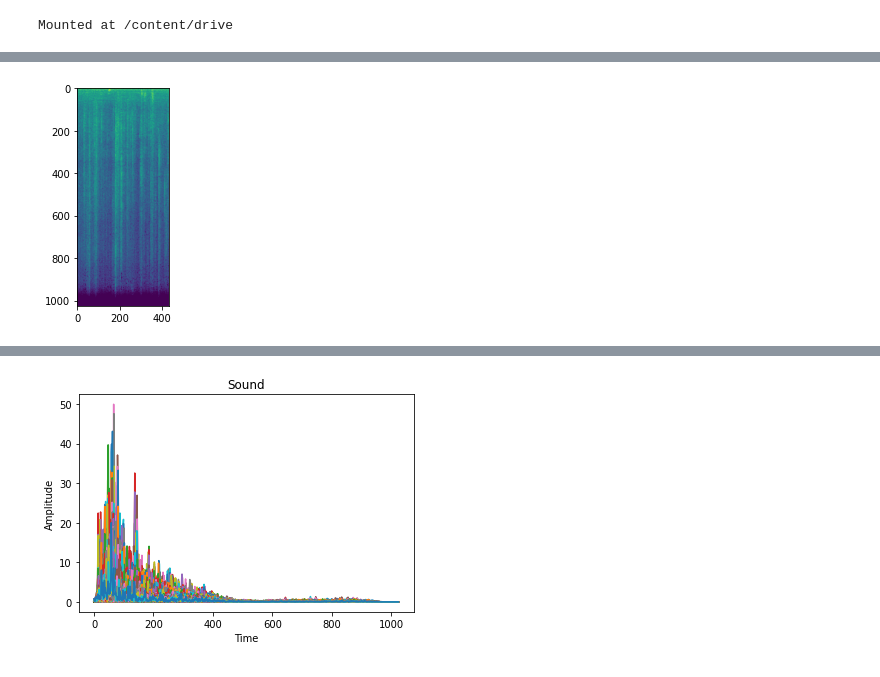
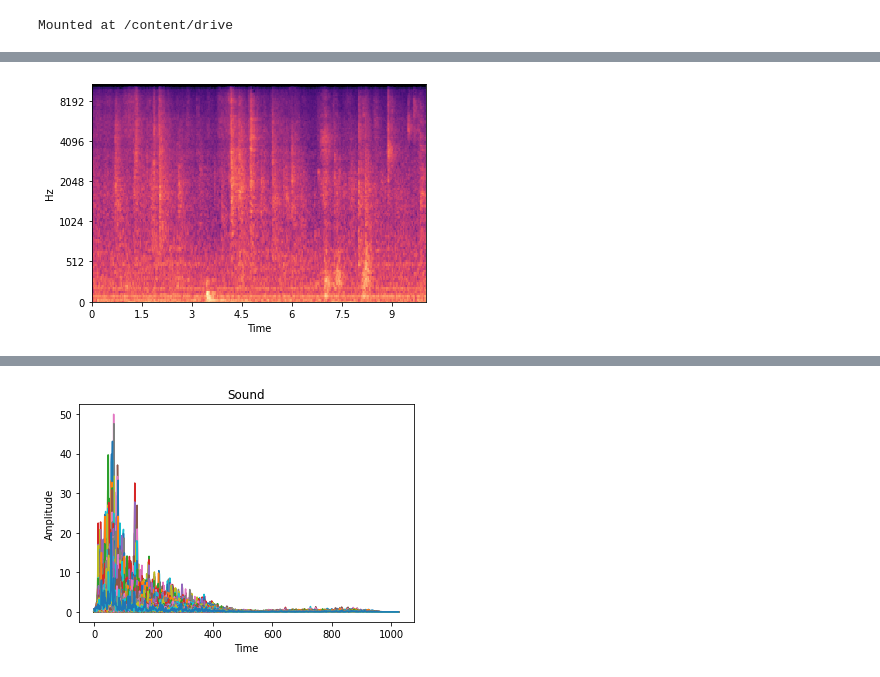
Before and after one commit to MAOK-Yongsuk/-Environmental-Sound-Classification, a Jupyter notebook: Environmental_Sound_Classification.ipynb, the cells around one changed output, grey strips where cells are left out. Drawn from its saved outputs; the diff is of its cells as text; code cells hidden in the pictures.

```diff
--- a/Environmental_Sound_Classification.ipynb
+++ b/Environmental_Sound_Classification.ipynb
@@ -18,19 +16,24 @@ warnings.filterwarnings('ignore')
 # %%
 filepath1 = '/content/drive/MyDrive/Situation_Classification_From_Sounds/dataset/Classroom/classroom/classroom-001.mp3'
 filepath2 = '/content/drive/MyDrive/Situation_Classification_From_Sounds/dataset/Cabaret/cabaret/cabaret01-001.mp3'
 filepath3 = '/content/drive/MyDrive/Situation_Classification_From_Sounds/dataset/Large_public_room/large_public_room/large_public_room-001.mp3'
 f, sr = librosa.load(filepath1)
-f2, sr3 = librosa.load(filepath2)
+f2, sr2 = librosa.load(filepath2)
 f3, sr3 = librosa.load(filepath3)
 st = librosa.stft(f)
 st2 = librosa.stft(f2)
 st3 = librosa.stft(f3)
-spectogram = np.abs(st)
-plt.imshow(librosa.amplitude_to_db(spectogram))
+
+mel_spectrogram = librosa.feature.melspectrogram(f, sr)
+log_mel_spectrogram = librosa.power_to_db(mel_spectrogram)
+librosa.display.specshow(log_mel_spectrogram, x_axis="time", y_axis="mel", sr=sr)
+
+# spectogram = np.abs(st)
+# plt.imshow(log_mel_spectrogram)
 Audio(filepath1)
 # %% [output]
 [interactive output not drawn]
-[figure, old version]
+[figure, new version]
 # %%
 spectogram2 = np.abs(st2)
 plt.imshow(librosa.amplitude_to_db(spectogram2))
```
Also changed, not shown: parts of 1 cell of this notebook.
